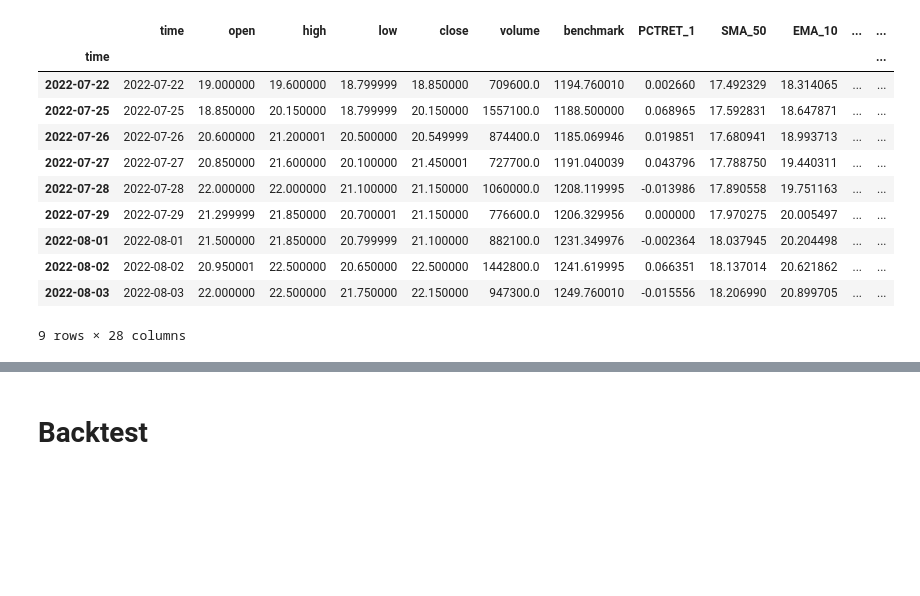
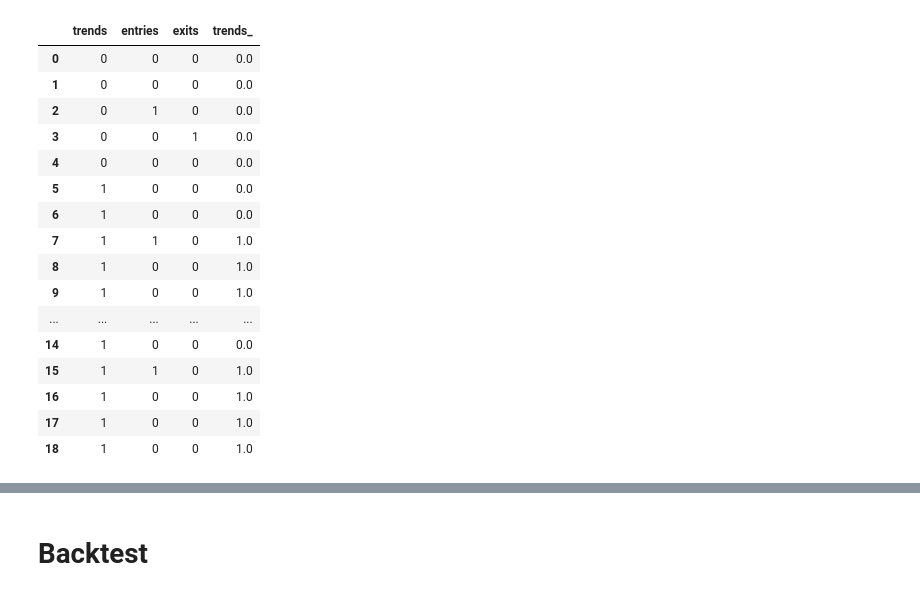
Before and after one commit to minhmanminhman/stock-env, a Jupyter notebook: notebooks/test_vectorbt.ipynb, the cells around one changed output, grey strips where cells are left out. Drawn from its saved outputs; the diff is of its cells as text; code cells hidden in the pictures; blank space fills up the shorter version.

```diff
--- a/notebooks/test_vectorbt.ipynb
+++ b/notebooks/test_vectorbt.ipynb
@@ -28,6 +28,59 @@ TrendStrategy = ta.Strategy(
         {"kind": "sma", "close": "volume", "length": 20, "prefix": "VOLUME"},
     ]
 )
+# %%
+df = pd.DataFrame(
+    {
+        'trends': [0,0,0,0,0,1,1,1,1,1,1,0,0,0,1,1,1,1,1],
+        'entries': [0,0,1,0,0,0,0,1,0,0,0,0,0,0,0,1,0,0,0],
+        'exits': [0,0,0,1,0,0,0,0,0,0,1,0,0,0,0,0,0,0,0]
+    }
+)
+def modify_entry_exit(df):
+    df['trends_'] = np.nan
+
+    try:
+        entry_idx = df[df['entries'] == 1].index[0]
+        df['trends_'].loc[entry_idx] = 1
+
+        try:
+            exit_idx = df[df['exits'] == 1].index[-1]
+            if entry_idx <= exit_idx:
+                df['trends_'].loc[exit_idx] = 1
+        except:
+            pass
+        finally:
+            df['trends_'] = df['trends_'].ffill()
+    except IndexError:
+        df['trends_'] = df['trends_'].fillna(0)
+
+    try:
+        df['trends_'] = df['trends_'].interpolate(limit_area='inside', method='nearest')
+    except ValueError:
+        df['trends_'] = df['trends_'].fillna(0)
+    return df['trends_'].fillna(0) * df['trends']
+
+g = (df.trends != df.trends.shift()).cumsum()
+df['trends_'] = df.groupby(g).apply(modify_entry_exit).to_list()
+df
+# %% [output]
+|  | trends | entries | exits | trends_ |
+| 0 | 0 | 0 | 0 | 0.0 |
+| 1 | 0 | 0 | 0 | 0.0 |
+| 2 | 0 | 1 | 0 | 0.0 |
+| 3 | 0 | 0 | 1 | 0.0 |
+| 4 | 0 | 0 | 0 | 0.0 |
+| 5 | 1 | 0 | 0 | 0.0 |
+| 6 | 1 | 0 | 0 | 0.0 |
+| 7 | 1 | 1 | 0 | 1.0 |
+| 8 | 1 | 0 | 0 | 1.0 |
+| 9 | 1 | 0 | 0 | 1.0 |
+| ... | ... | ... | ... | ... |
+| 14 | 1 | 0 | 0 | 0.0 |
+| 15 | 1 | 1 | 0 | 1.0 |
+| 16 | 1 | 0 | 0 | 1.0 |
+| 17 | 1 | 0 | 0 | 1.0 |
+| 18 | 1 | 0 | 0 | 1.0 |
 # %%
 cheight, cwidth = 500, 1000 # Adjust as needed for Chart Height and Width
 vbt.settings.set_theme("seaborn") # Options: "light" (Default), "dark" (my fav), "seaborn"
@@ -159,15 +230,0 @@ df.ta.tsignals(df['trends'], asbool=True, append=True);
-# %%
-df.loc['2022-07-22':'2022-08-03']
-# %% [output]
-|  | time | open | high | low | close | volume | benchmark | PCTRET_1 | SMA_50 | EMA_10 | ... | ... |
-| time |  |  |  |  |  |  |  |  |  |  |  | ... |
-| 2022-07-22 | 2022-07-22 | 19.000000 | 19.600000 | 18.799999 | 18.850000 | 709600.0 | 1194.760010 | 0.002660 | 17.492329 | 18.314065 | ... | ... |
-| 2022-07-25 | 2022-07-25 | 18.850000 | 20.150000 | 18.799999 | 20.150000 | 1557100.0 | 1188.500000 | 0.068965 | 17.592831 | 18.647871 | ... | ... |
-| 2022-07-26 | 2022-07-26 | 20.600000 | 21.200001 | 20.500000 | 20.549999 | 874400.0 | 1185.069946 | 0.019851 | 17.680941 | 18.993713 | ... | ... |
-| 2022-07-27 | 2022-07-27 | 20.850000 | 21.600000 | 20.100000 | 21.450001 | 727700.0 | 1191.040039 | 0.043796 | 17.788750 | 19.440311 | ... | ... |
-| 2022-07-28 | 2022-07-28 | 22.000000 | 22.000000 | 21.100000 | 21.150000 | 1060000.0 | 1208.119995 | -0.013986 | 17.890558 | 19.751163 | ... | ... |
-| 2022-07-29 | 2022-07-29 | 21.299999 | 21.850000 | 20.700001 | 21.150000 | 776600.0 | 1206.329956 | 0.000000 | 17.970275 | 20.005497 | ... | ... |
-| 2022-08-01 | 2022-08-01 | 21.500000 | 21.850000 | 20.799999 | 21.100000 | 882100.0 | 1231.349976 | -0.002364 | 18.037945 | 20.204498 | ... | ... |
-| 2022-08-02 | 2022-08-02 | 20.950001 | 22.500000 | 20.650000 | 22.500000 | 1442800.0 | 1241.619995 | 0.066351 | 18.137014 | 20.621862 | ... | ... |
-| 2022-08-03 | 2022-08-03 | 22.000000 | 22.500000 | 21.750000 | 22.150000 | 947300.0 | 1249.760010 | -0.015556 | 18.206990 | 20.899705 | ... | ... |
-9 rows × 28 columns
```
Also changed, not shown: parts of 9 cells of this notebook, 1 other file.
